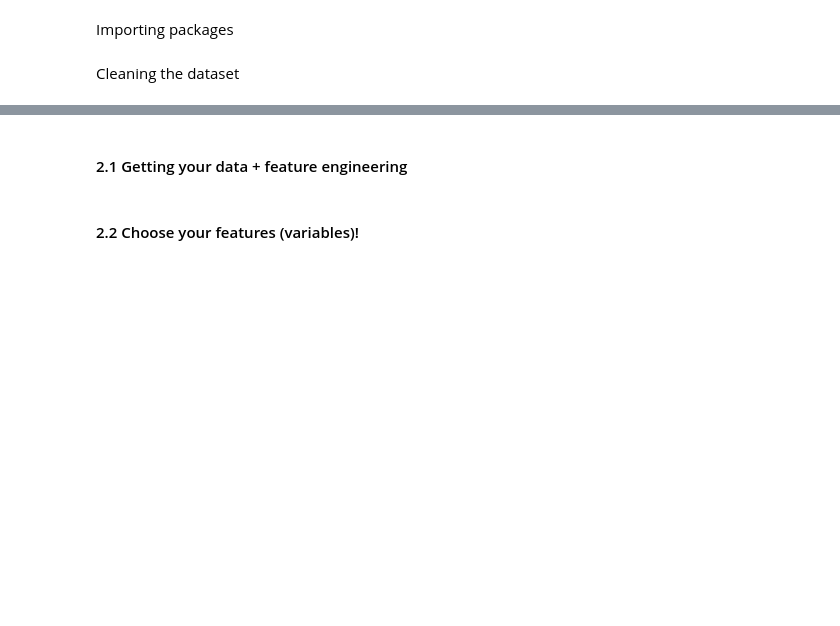
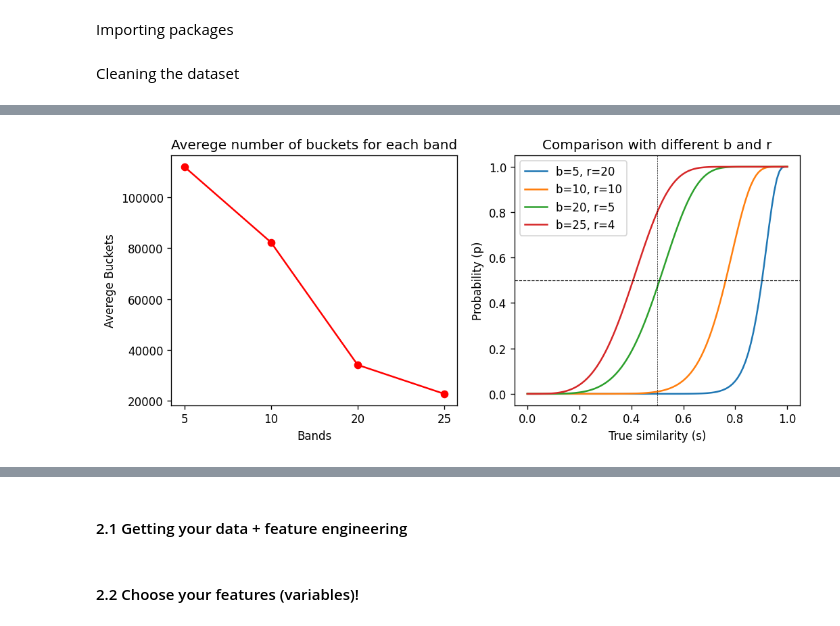
Before and after one commit to Matteo-Candi/ADM_HW4, a Jupyter notebook: main.ipynb, the cells around one changed output, grey strips where cells are left out. Saved outputs shown, nothing was run; the diff lists cells and outputs as text; code cells hidden in the pictures; blank space fills up the shorter version.

```diff
--- a/main.ipynb
+++ b/main.ipynb
@@ -48,0 +161,17 @@ ___
+# %%
+# Here we create the signature matrix and try LSH_function for different values of the band.
+
+# Create the signature matrix and save it.
+sign_mat = signature_matrix(shingle_mat, n_perm=100)
+np.save('signature_matrix.npy', sign_mat)
+sign_mat = np.load('signature_matrix.npy')
+
+# Computing the LSH function on different values of band: [5, 10, 20, 25].
+all_buckets = LSH_function(sign_mat, b=5)
+pickle.dump(all_buckets, open('buckets_band5.pkl', 'wb'))
+all_buckets = LSH_function(sign_mat, b=10)
+pickle.dump(all_buckets, open('buckets_band10.pkl', 'wb'))
+all_buckets = LSH_function(sign_mat, b=20)
+pickle.dump(all_buckets, open('buckets_band20.pkl', 'wb'))
+all_buckets = LSH_function(sign_mat, b=25)
+pickle.dump(all_buckets, open('buckets_band25.pkl', 'wb'))
@@ -48,0 +201,38 @@ ___
+# %%
+figure(figsize=(10, 4), dpi=120)
+
+# First graph: Averege number of buckets for each band.
+bands = [5, 10, 20, 25]
+means = {}
+for el in bands:
+    all_buckets = pickle.load(open(f'buckets_band{el}.pkl', 'rb'))
+    n_bucks = [len(all_buckets[i]) for i in range(el)]
+    means[el] = np.mean(n_bucks)
+
+plt.subplot(1, 2 ,1)
+plt.plot(range(len(bands)), means.values(), 'o-r')
+plt.title('Averege number of buckets for each band')
+plt.xlabel('Bands')
+plt.ylabel('Averege Buckets')
+plt.xticks(range(len(bands)), bands)
+
+
+# Second graph: Comparison with different b and r.
+def prob_sim(l, b, r):
+    return [1-(1-(i)**r)**b for i in l]
+
+seq = np.arange(0,1.01,.01)
+br = [(5, 20), (10, 10), (20, 5), (25, 4)]
+
+plt.subplot(1, 2 ,2)
+for el in br:
+    plt.plot(seq, prob_sim(seq, el[0], el[1]), label=f'b={el[0]}, r={el[1]}')
+plt.axhline(y=0.5, color='black', linestyle='--', linewidth=.7)
+plt.axvline(x=0.5, color='black', linestyle='--', linewidth=.4)
+plt.title('Comparison with different b and r')
+plt.xlabel('True similarity (s)')
+plt.ylabel('Probability (p)')
+plt.legend()
+plt.show()
+# %% [output]
+[figure, added]
```
Also changed, not shown: parts of 24 cells of this notebook.
